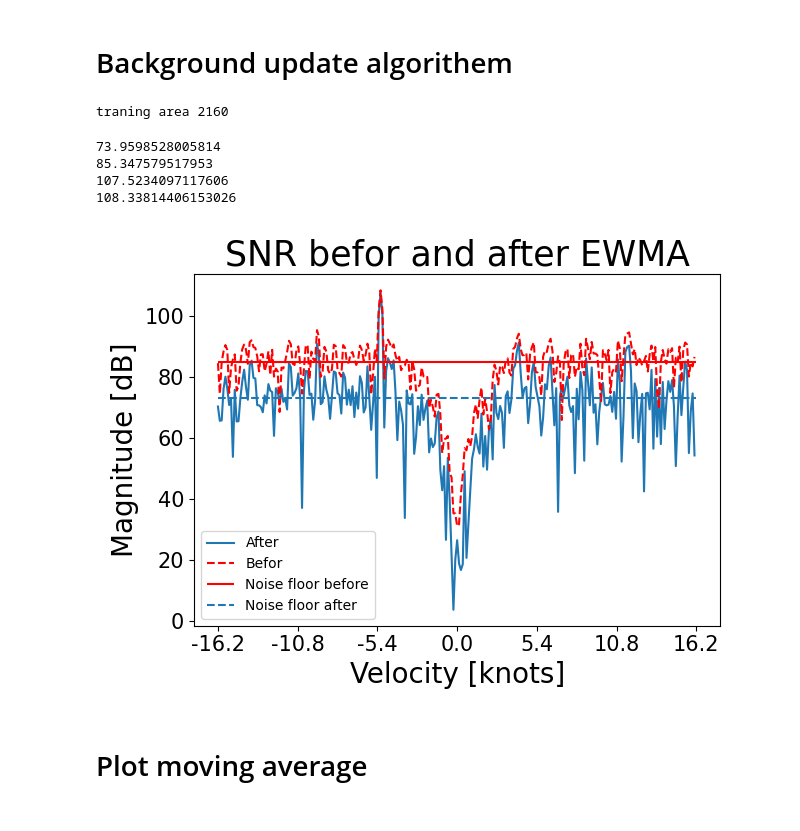
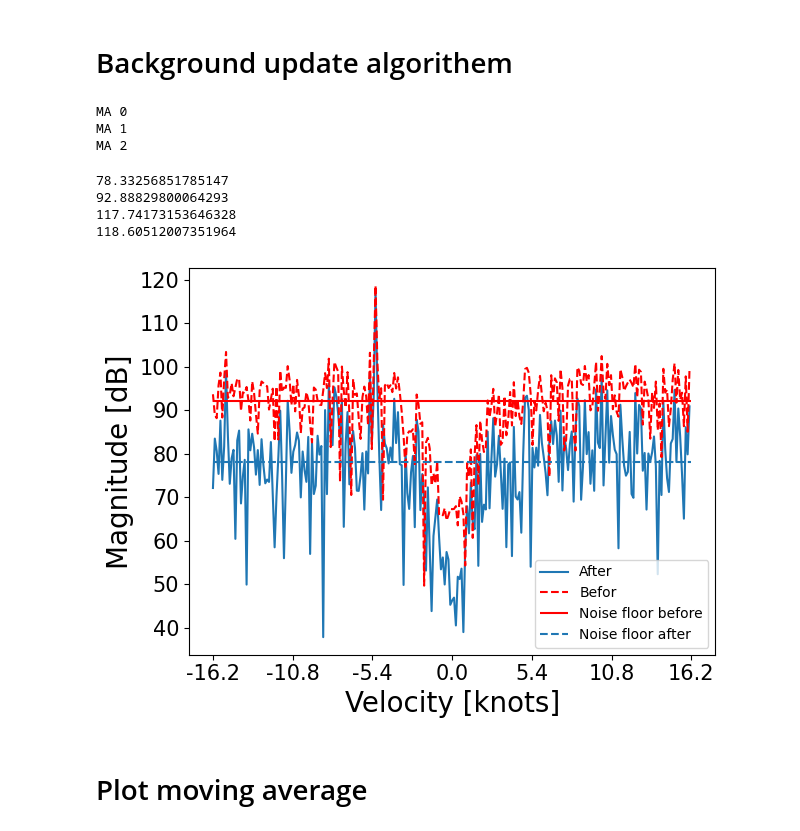
Before and after one commit to SondreOlimb/ProjectReportCode, a Jupyter notebook: position1_impoved.ipynb, the cells around one changed output. Drawn from its saved outputs; the diff is of its cells as text; code cells hidden in the pictures.

```diff
--- a/position1_impoved.ipynb
+++ b/position1_impoved.ipynb
@@ -23,10 +23,13 @@ import cv2
 # Read data
 # %%
 #Record_2022-09-27_14-14-14.bin
+no_reflector = "felttest1/Record_2022-09-27_14-34-48/Record_2022-09-27_14-34-48.bin"
+best_restult = "felttest1/Record_2022-09-27_14-14-14/Record_2022-09-27_14-14-14.bin"
+munkholm = "felttest2/Record_2022-09-28_15-13-15/Record_2022-09-28_15-13-15.bin"
 try:
     #with open("felttest2/Record_2022-09-28_14-48-46/Record_2022-09-28_14-48-46.bin", "rb") as f:
     #with open("Record_2022-09-28_15-13-15.bin", "rb") as f:
-    with open("felttest1/Record_2022-09-27_14-14-14/Record_2022-09-27_14-14-14.bin", "rb") as f:
+    with open(no_reflector, "rb") as f:
 
         data = f.read()
 
@@ -98,6 +102,7 @@ def background_update(frames, alpha=1/128, nr_of_ma=1):
     for i,frame in enumerate(frames):
         length = int.from_bytes(
                  frame[4:8], byteorder="little", signed=False)
+
         data_RADC = frame[8:8+length]
         data_RADC = np.frombuffer(data_RADC,dtype=np.uint16)
         data_RADC = data_RADC.reshape(3,256,512)
@@ -105,12 +110,12 @@ def background_update(frames, alpha=1/128, nr_of_ma=1):
         data_RADC_Q_raw = data_RADC[:,:,1::2]
         data_RADC_I = detrend(data_RADC_I_raw, axis=2)
         data_RADC_Q = detrend(data_RADC_Q_raw, axis=2)
-        window = 1 #signal.windows.hann(256)
+        window = 1#signal.windows.hann(256)
         #data_RADC_I_mean = np.mean(data_RADC_I, axis=0)
         #data_RADC_Q_mean = np.mean(data_RADC_Q, axis=0)
         data_RADC_I_mean = data_RADC_I[0]
         data_RADC_Q_mean = data_RADC_Q[0]
-        data_IF = 1*data_RADC_I_mean[:,:] + 1*1j*data_RADC_Q_mean[:,:]
+        data_IF = window*data_RADC_I_mean[:,:] + window*1j*data_RADC_Q_mean[:,:]
 
 
         data_range_baseline =utils.fft_and_plot(data_IF, axis=1, fs=sample_frek,fft_size=fft_length,plot=False,shift =False)
@@ -138,7 +143,9 @@ def background_update(frames, alpha=1/128, nr_of_ma=1):
 # %%
 
 idx = 301
-data_ma,raw_t,data_diff = background_update(data_arr,nr_of_ma=
+data_ma,raw_t,data_diff = background_update(data_arr[1:-1],nr_of_ma=
 3, alpha=1/256)
 # %% [output]
-traning area 2160
+MA 0
+MA 1
+MA 2
@@ -145,31 +193,33 @@ traning area 2160
+# %%
+no_ema =data_diff
 # %%
 plt.figure()
 
 rotated_diff = ndimage.rotate(data_diff[450], 90)
-rotated_raw = ndimage.rotate(raw_t[450], 90)
+rotated_raw = ndimage.rotate(no_ema[450], 90)
 print(np.mean(20*np.log10(np.abs(rotated_diff[137,:85]))))
 print(np.mean(20*np.log10(np.abs(rotated_raw[137,:85]))))
 print(np.max(20*np.log10(np.abs(rotated_diff[137,:]))))
 print(np.max(20*np.log10(np.abs(rotated_raw[137,:]))))
 plt.plot(20*np.log10(np.abs(rotated_diff[137,:])),label="After")
 plt.plot(20*np.log10(np.abs(rotated_raw[137,:])),'--',label="Befor",color = "red")
-plt.hlines(85,0,256,label="Noise floor before",colors=["red"])
-plt.hlines(73,0,256,label="Noise floor after",linestyles=["--"])
+plt.hlines(92,0,256,label="Noise floor before",colors=["red"])
+plt.hlines(78,0,256,label="Noise floor after",linestyles=["--"])
 plt.legend()
-plt.title("SNR befor and after EWMA",size=25)
+#plt.title("SNR befor and after EWMA",size=25)
 plt.xticks(np.linspace(0,256,7),labels=np.round(np.linspace(-0.127552440715*127,0.127552440715*127,7),2),size=15)
 plt.yticks(size=15)
 plt.xlabel("Velocity [knots]",size=20)
 plt.ylabel("Magnitude [dB]",size=20)
 plt.tight_layout()
-plt.savefig("plots/befor_and_after_EMA.svg",format="svg")
+#plt.savefig("plots/befor_and_after_EMA_new.svg",format="svg")
 plt.show()
 # %% [output]
-73.9598528005814
-85.347579517953
-107.5234097117606
-108.33814406153026
+78.33256851785147
+92.88829800064293
+117.74173153646328
+118.60512007351964
-[figure, old version]
+[figure, new version]
 # %% [markdown]
 # Plot moving average
 # %%
```
Also changed, not shown: parts of 13 cells of this notebook, 16 other files.
